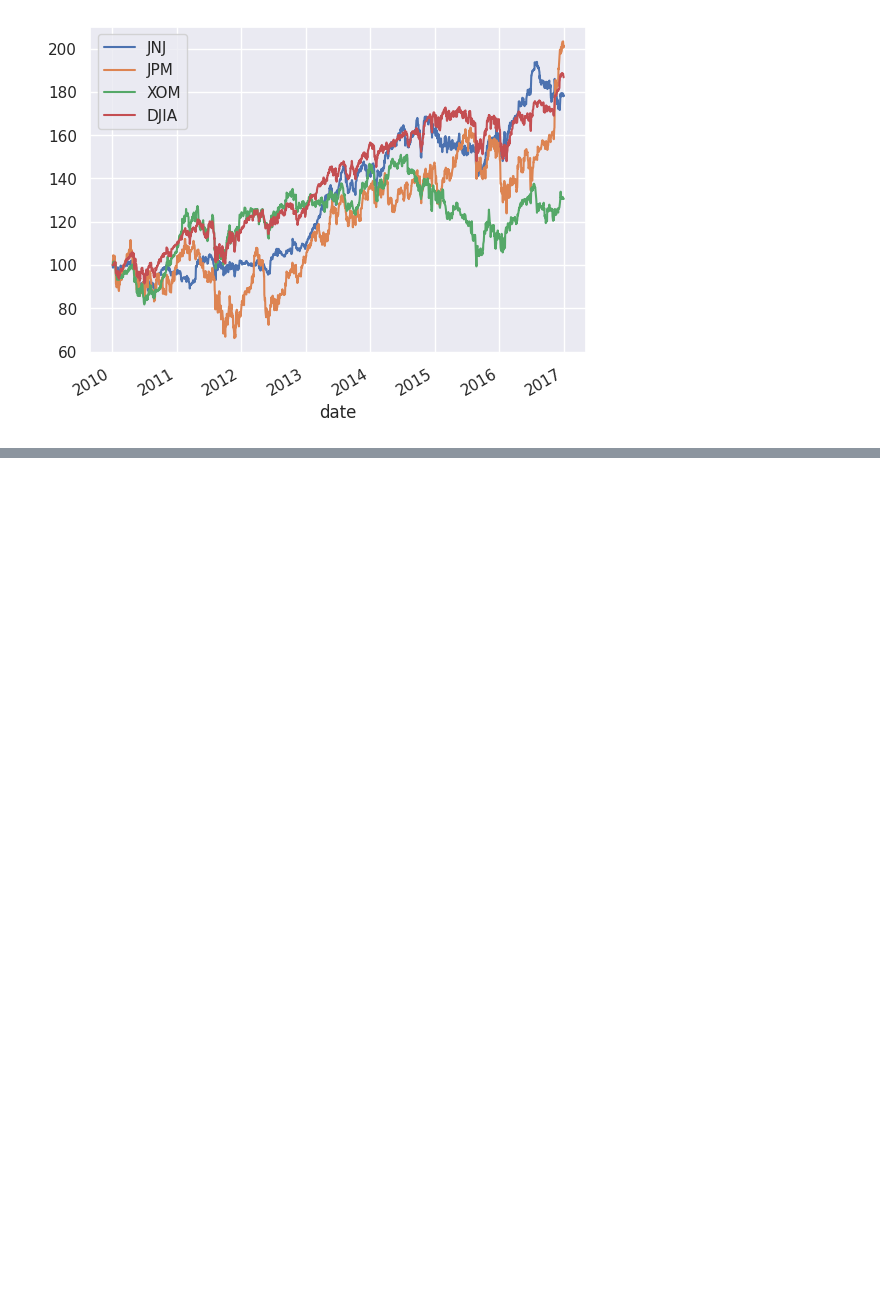
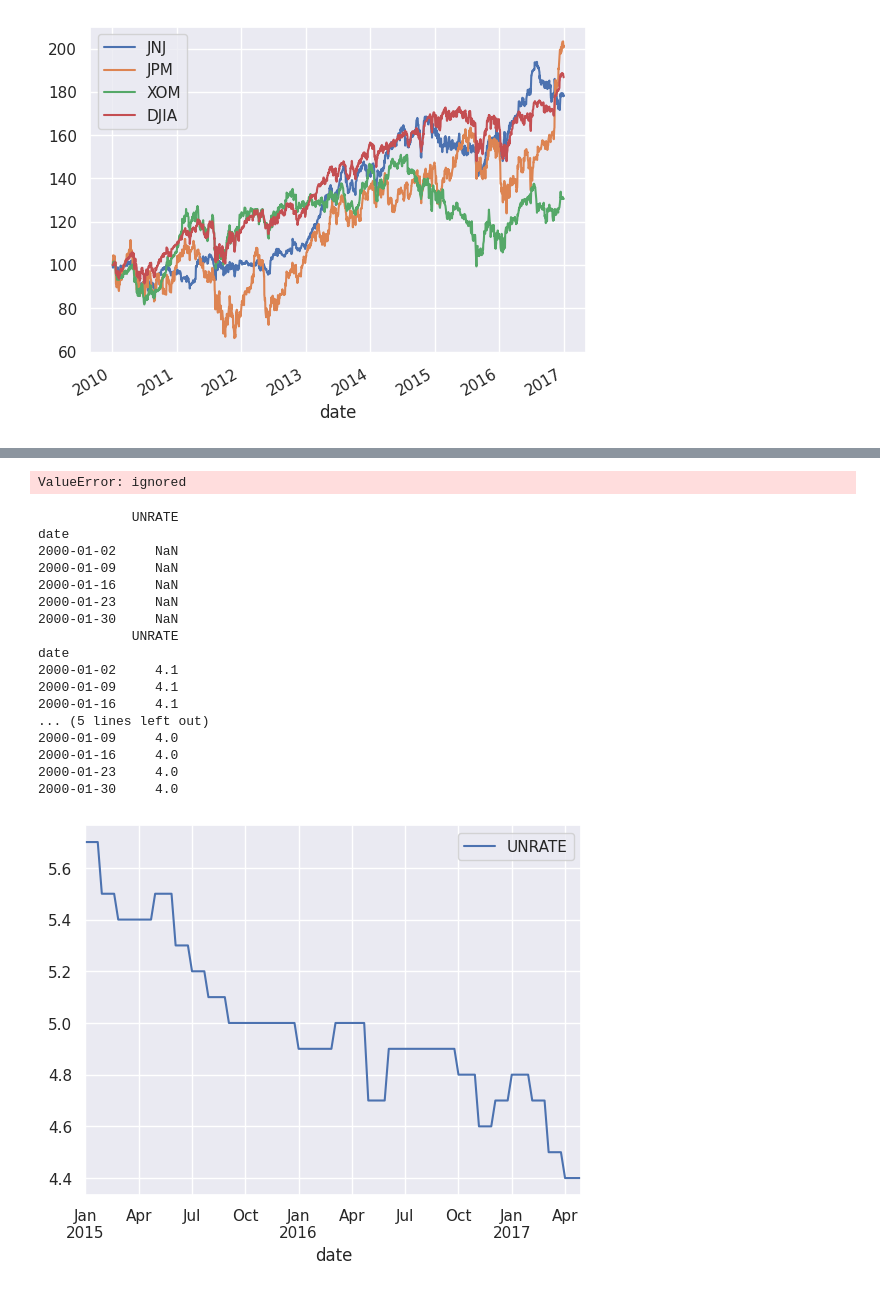
Before and after one commit to MeghanGH/time-series-with-python, a Jupyter notebook: Manipulating_time_series_data_in_python.ipynb, the cells around one changed output, grey strips where cells are left out. Cells and saved outputs as stored; diff of their text form; code cells hidden in the pictures; blank space fills up the shorter version.

```diff
--- a/Manipulating_time_series_data_in_python.ipynb
+++ b/Manipulating_time_series_data_in_python.ipynb
@@ -410,0 +496,5 @@ None
+# %%
+unrate_2000_csv = '/content/drive/My Drive/Colab Notebooks/Time-Series-with-Python/stock_data/unrate_2000.csv'
+unrate = pd.read_csv(unrate_2000_csv, parse_dates=['date'], index_col='date')
+print(unrate.index.name)
+print(unrate.head())
@@ -410,0 +510,45 @@ None
+# %%
+# Create monthly_dates here
+monthly_dates = pd.date_range(start=unrate.index.min(), end=unrate.index.max(), freq='M')
+
+# Create monthly here
+monthly = pd.Series(data=unrate, index=monthly_dates)
+print(monthly)
+# %% [output]
+ValueError: ignored
+# %%
+# Import data here
+data = pd.read_csv(unrate_2000_csv, parse_dates=['date'], index_col='date')
+
+# Show first five rows of weekly series
+print(data.asfreq('W').head())
+
+# Show first five rows of weekly series with bfill option
+print(data.asfreq('W', method='bfill').head())
+
+# Create weekly series with ffill option and show first five rows
+weekly_ffill = data.asfreq('W', method='ffill')
+print(weekly_ffill.head())
+
+# Plot weekly_fill starting 2015 here
+weekly_ffill.loc['2015':].plot()
+plt.show()
+# %% [output]
+            UNRATE
+date
+2000-01-02     NaN
+2000-01-09     NaN
+2000-01-16     NaN
+2000-01-23     NaN
+2000-01-30     NaN
+            UNRATE
+date
+2000-01-02     4.1
+2000-01-09     4.1
+2000-01-16     4.1
+... (5 lines left out)
+2000-01-09     4.0
+2000-01-16     4.0
+2000-01-23     4.0
+2000-01-30     4.0
+[figure, added]
```
Also changed, not shown: parts of 12 cells of this notebook.
